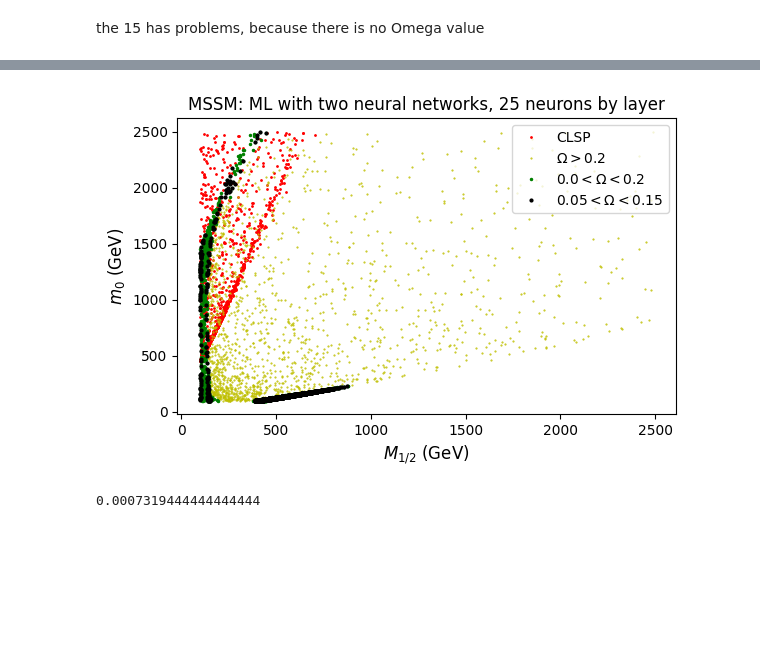
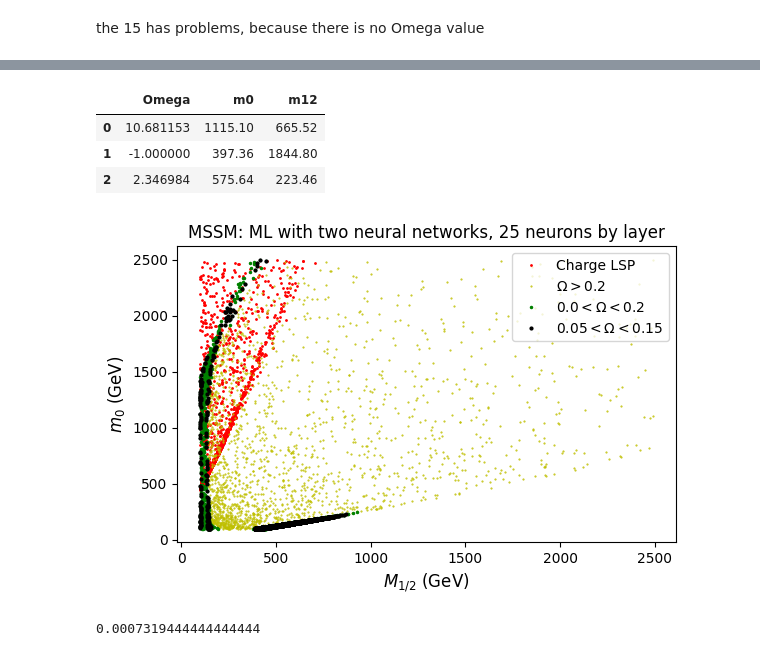
Before and after one commit to anferivera/MSSM_xBIT, a Jupyter notebook: MSSM_MLS_2neural_output_v1.ipynb, the cells around one changed output, grey strips where cells are left out. Drawn from its saved outputs; the diff is of its cells as text; code cells hidden in the pictures; blank space fills up the shorter version.

```diff
--- a/MSSM_MLS_2neural_output_v1.ipynb
+++ b/MSSM_MLS_2neural_output_v1.ipynb
@@ -95,3 +75,16 @@ xd.shape
+# %%
+xd = pd.read_csv('MLS_2neural.csv')
+del(xd['Unnamed: 0'] )
+
+xd = xd.reset_index()
+del[xd['index']]
+# %%
+xd[:3]
+# %% [output]
+|  | Omega | m0 | m12 |
+| 0 | 10.681153 | 1115.10 | 665.52 |
+| 1 | -1.000000 | 397.36 | 1844.80 |
+| 2 | 2.346984 | 575.64 | 223.46 |
 # %%
 #For good plots
 #plt.rcParams.update({'font.size': 20})
@@ -103,26 +96,26 @@ wd = xd[np.logical_and(xd.Omega >0.0 , xd.Omega < 0.2)]
 zd = xd[np.logical_and(xd.Omega >0.05 , xd.Omega < 0.15)]
 
 CLSP = xd[xd.Omega < 0.0]
-# %%
-plt.figure(figsize=(6,4))
-
-#plt.plot(xd.m0, xd.m12,'r.')
-plt.plot(CLSP.m0, CLSP.m12,'r.', markersize=2, label='CLSP')
-plt.plot(yd.m12, yd.m0,'y.', markersize=1, label='$\Omega > 0.2$')
-plt.plot(wd.m12, wd.m0,'g.', markersize=3, label='$0.0 < \Omega < 0.2$')
-plt.plot(zd.m12, zd.m0,'k.', markersize=4, label='$0.05 < \Omega < 0.15$')
-
-plt.ylabel(r'$m_0$ (GeV)',size=12)
-plt.xlabel(r'$M_{1/2}$ (GeV)',size=12)
-plt.title('MSSM: ML with two neural networks, 25 neurons by layer')
-plt.legend()
-#plt.grid()
-
-plt.tight_layout()
-
-plt.savefig('MLS_2nueral_netwok.pdf')
-# %% [output]
-[figure, removed]
+# %%
+plt.figure(figsize=(6,4))
+
+#plt.plot(xd.m0, xd.m12,'r.')
+plt.plot(CLSP.m0, CLSP.m12,'r.', markersize=2, label='Charge LSP')
+plt.plot(yd.m12, yd.m0,'y.', markersize=1, label='$\Omega > 0.2$')
+plt.plot(wd.m12, wd.m0,'g.', markersize=3, label='$0.0 < \Omega < 0.2$')
+plt.plot(zd.m12, zd.m0,'k.', markersize=4, label='$0.05 < \Omega < 0.15$')
+
+plt.ylabel(r'$m_0$ (GeV)',size=12)
+plt.xlabel(r'$M_{1/2}$ (GeV)',size=12)
+plt.title('MSSM: ML with two neural networks, 25 neurons by layer')
+plt.legend()
+#plt.grid()
+
+plt.tight_layout()
+
+plt.savefig('MLS_2nueral_netwok.pdf')
+# %% [output]
+[figure, added]
 # %%
 N = 400
 tiempo = 1054
```
Also changed, not shown: parts of 7 cells of this notebook, 4 other files.
